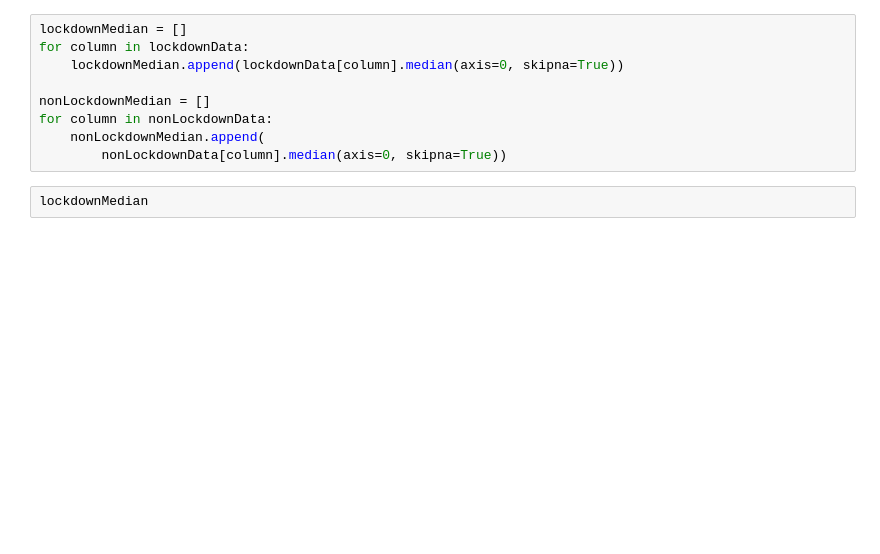
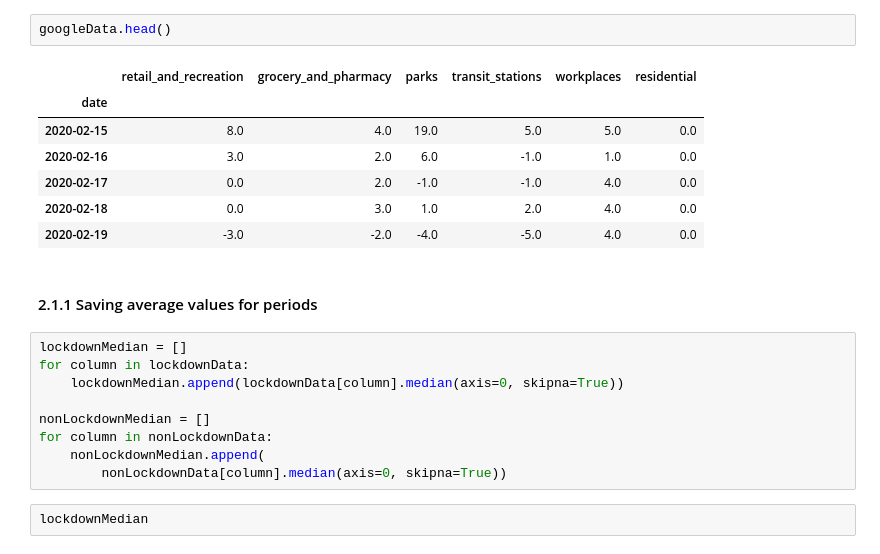
Before and after one commit to tamagusko/manilaCovid19, a Jupyter notebook: manila.ipynb, the cells around one changed output. Saved outputs shown, nothing was run; the diff lists cells and outputs as text; blank space fills up the shorter version.

```diff
--- a/manila.ipynb
+++ b/manila.ipynb
@@ -90,3 +277,15 @@ nonLockdownData = pd.concat([beforeLockdown[:-1], afterLockdown[1:]], axis=0)
+# %%
+googleData.head()
+# %% [output]
+|  | retail_and_recreation | grocery_and_pharmacy | parks | transit_stations | workplaces | residential |
+| date |  |  |  |  |  |  |
+| 2020-02-15 | 8.0 | 4.0 | 19.0 | 5.0 | 5.0 | 0.0 |
+| 2020-02-16 | 3.0 | 2.0 | 6.0 | -1.0 | 1.0 | 0.0 |
+| 2020-02-17 | 0.0 | 2.0 | -1.0 | -1.0 | 4.0 | 0.0 |
+| 2020-02-18 | 0.0 | 3.0 | 1.0 | 2.0 | 4.0 | 0.0 |
+| 2020-02-19 | -3.0 | -2.0 | -4.0 | -5.0 | 4.0 | 0.0 |
+# %% [markdown]
+#### 2.1.1 Saving average values for periods
 # %%
 lockdownMedian = []
 for column in lockdownData:
```
Also changed, not shown: parts of 52 cells of this notebook.
